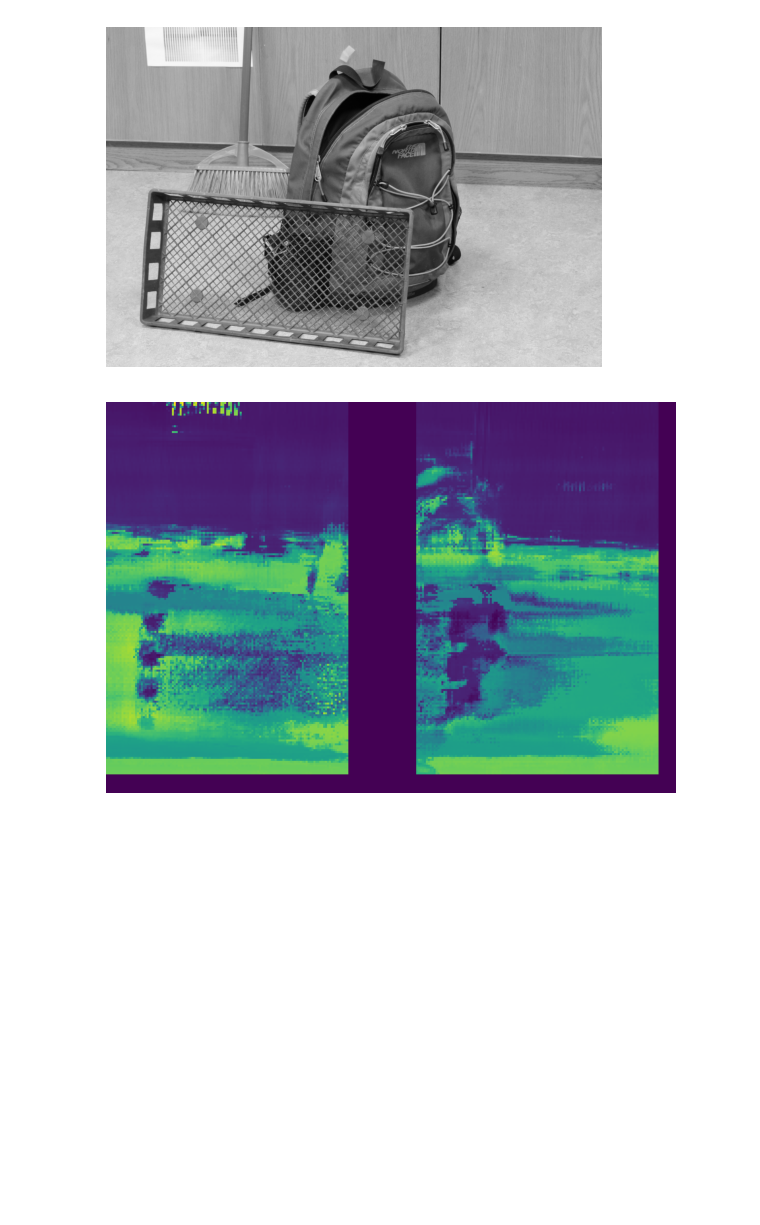
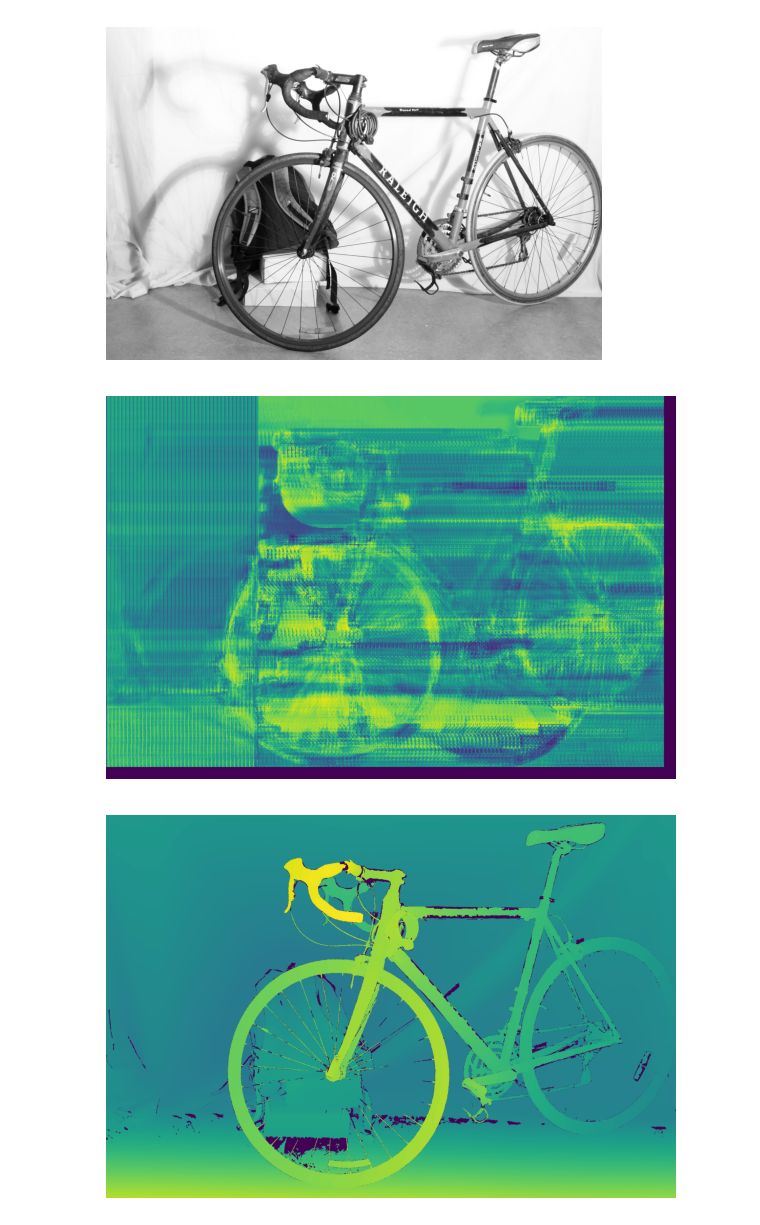
Before and after one commit to Blaze-Leo/Stereo-Reconstruction, a Jupyter notebook: Code/ml_texture/image_test.ipynb, the cells around one changed output. Saved outputs shown, nothing was run; the diff lists cells and outputs as text; code cells hidden in the pictures; blank space fills up the shorter version.

```diff
--- a/Code/ml_texture/image_test.ipynb
+++ b/Code/ml_texture/image_test.ipynb
@@ -387,6 +387,7 @@ from sklearn.model_selection import train_test_split
 from tensorflow.keras.utils import Sequence # type: ignore
 from tensorflow.keras.callbacks import ModelCheckpoint # type: ignore
 # %%
+
 # .........................
 # Image Locations
 # .........................
@@ -394,7 +395,7 @@ from tensorflow.keras.callbacks import ModelCheckpoint # type: ignore
 image_org_path="/mnt/Personal/Projects/Depth_Reconstruction/Test_Folder/stereo_test/"
 # org_path="G:/Projects/Depth_Reconstruction/Test_Folder/stereo_test/"
 
-object_name="Backpack"
+object_name="Bicycle1"
 
 test_input_path=image_org_path+"test_images/"+object_name+"/"
 test_output_path=image_org_path+"test_outputs/"
@@ -405,6 +406,8 @@ right_path = test_input_path+"im1.png"
 calib_path = test_input_path+"calib.txt"
 left_truth_path = test_input_path+"disp0.pfm"
 right_truth_path = test_input_path+"disp1.pfm"
+
+image_store_path = "/mnt/Extra/Project_Storage/stereo_ML_dataset/image/"
 
 resize_fraction = 1
 resize_factor = 1/resize_fraction
@@ -636,7 +617,7 @@ def create_averaged_disparity_map_optimized(position_array, disp_list, patch_sha
     counter_array = np.zeros(image_shape, dtype=np.int16)
 
     for i in tqdm(range(len(position_array)), desc="Processing patches"):
-        y, x, flip = position_array[i]
+        y, x = position_array[i]
         disp_value = disp_list[i]
 
         # Calculate the actual patch boundaries (handling edge cases)
@@ -663,12 +644,14 @@ def create_averaged_disparity_map_optimized(position_array, disp_list, patch_sha
 
     return disparity_array
 
-disp_patch_shape = (5,5)
+disp_patch_shape = patch_skip
 
 disparity_array = create_averaged_disparity_map_optimized(position_array, predicted_disparity, disp_patch_shape, gray_l.shape)
-
-display_image_array(gray_l)
-plot_disp_array(disparity_array)
-# %% [output]
-[figure, removed]
-[figure, removed]
+# %%
+display_image_array(gray_l)
+plot_disp_array(disparity_array)
+plot_disp_array(truth_l)
+# %% [output]
+[figure, added]
+[figure, added]
+[figure, added]
```
Also changed, not shown: parts of 8 cells of this notebook, 1 other file.
